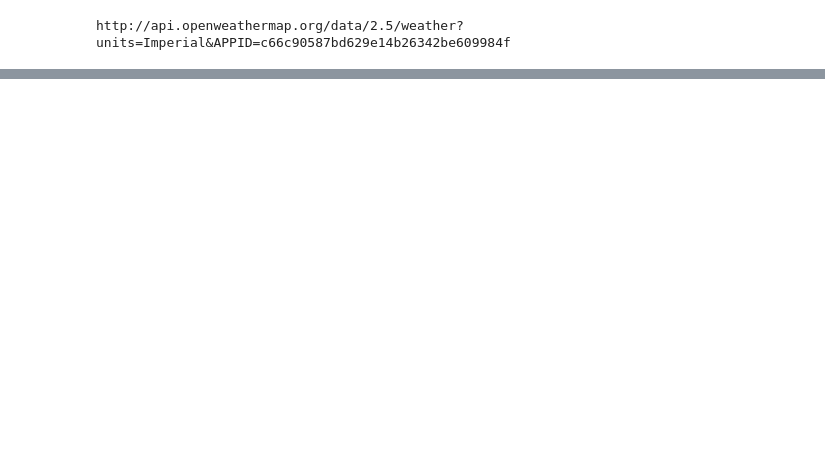
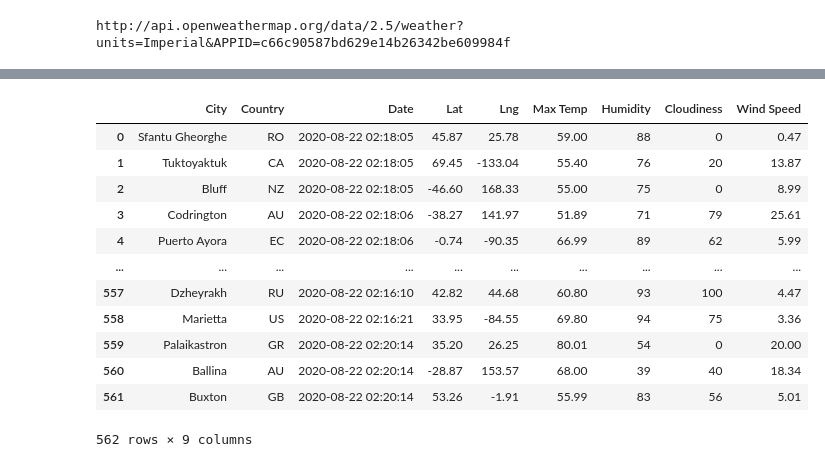
Before and after one commit to tarajarell/World_Weather_Analysis, a Jupyter notebook: WeatherPy.ipynb, the cells around one changed output, grey strips where cells are left out. Drawn from its saved outputs; the diff is of its cells as text; code cells hidden in the pictures; blank space fills up the shorter version.

```diff
--- a/WeatherPy.ipynb
+++ b/WeatherPy.ipynb
@@ -152,0 +153,4 @@ len(city_data)
+# %%
+# Convert the array of dictionaries to a Pandas DataFrame.
+city_data_df = pd.DataFrame(city_data)
+city_data_df.head(10)
@@ -152,0 +169,18 @@ len(city_data)
+# %%
+new_column_order = ["City", "Country", "Date", "Lat", "Lng", "Max Temp", "Humidity", "Cloudiness", "Wind Speed"]
+city_data_df = city_data_df[new_column_order]
+city_data_df
+# %% [output]
+|  | City | Country | Date | Lat | Lng | Max Temp | Humidity | Cloudiness | Wind Speed |
+| 0 | Sfantu Gheorghe | RO | 2020-08-22 02:18:05 | 45.87 | 25.78 | 59.00 | 88 | 0 | 0.47 |
+| 1 | Tuktoyaktuk | CA | 2020-08-22 02:18:05 | 69.45 | -133.04 | 55.40 | 76 | 20 | 13.87 |
+| 2 | Bluff | NZ | 2020-08-22 02:18:05 | -46.60 | 168.33 | 55.00 | 75 | 0 | 8.99 |
+| 3 | Codrington | AU | 2020-08-22 02:18:06 | -38.27 | 141.97 | 51.89 | 71 | 79 | 25.61 |
+| 4 | Puerto Ayora | EC | 2020-08-22 02:18:06 | -0.74 | -90.35 | 66.99 | 89 | 62 | 5.99 |
+| ... | ... | ... | ... | ... | ... | ... | ... | ... | ... |
+| 557 | Dzheyrakh | RU | 2020-08-22 02:16:10 | 42.82 | 44.68 | 60.80 | 93 | 100 | 4.47 |
+| 558 | Marietta | US | 2020-08-22 02:16:21 | 33.95 | -84.55 | 69.80 | 94 | 75 | 3.36 |
+| 559 | Palaikastron | GR | 2020-08-22 02:20:14 | 35.20 | 26.25 | 80.01 | 54 | 0 | 20.00 |
+| 560 | Ballina | AU | 2020-08-22 02:20:14 | -28.87 | 153.57 | 68.00 | 39 | 40 | 18.34 |
+| 561 | Buxton | GB | 2020-08-22 02:20:14 | 53.26 | -1.91 | 55.99 | 83 | 56 | 5.01 |
+562 rows × 9 columns
```
Also changed, not shown: parts of 6 cells of this notebook, 2 other files.
